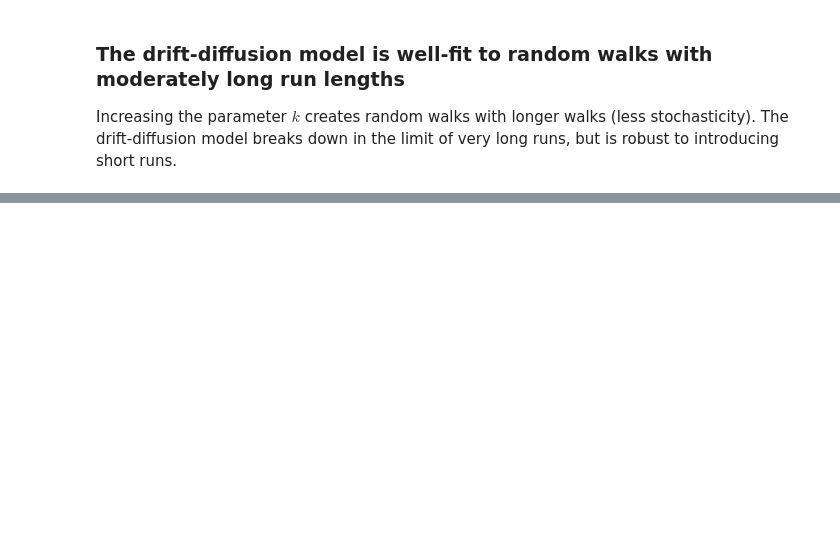
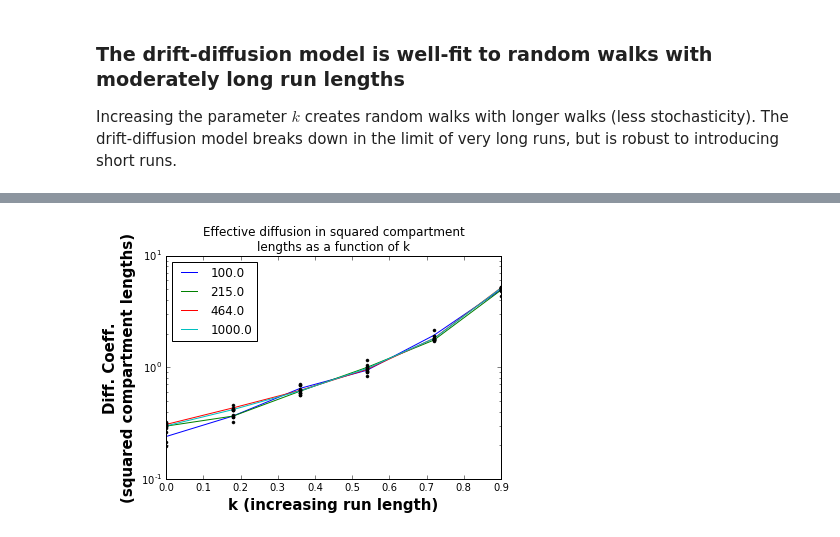
Before and after one commit to ahwillia/Williams-etal-Synaptic-Transport, a Jupyter notebook: code/01_model_schematic/final.ipynb, the cells around one changed output, grey strips where cells are left out. Drawn from its saved outputs; the diff is of its cells as text; code cells hidden in the pictures; blank space fills up the shorter version.

```diff
--- a/code/01_model_schematic/final.ipynb
+++ b/code/01_model_schematic/final.ipynb
@@ -387,0 +393,15 @@ plt.show()
+# %%
+plt.figure()
+for i in range(len(ensemble_size)):
+    plt.plot(klevels2,mean(est_diff_coeff[:,i,:],axis=1),'-')
+for i in range(len(ensemble_size)):
+    for r in range(nreplicates):
+        plt.plot(klevels2,est_diff_coeff[:,i,r],'.k')
+plt.legend(ensemble_size,loc='best')
+plt.xlabel('k (increasing run length)',fontweight='bold',fontsize=15)
+plt.ylabel('Diff. Coeff.\n(squared compartment lengths)',fontweight='bold',fontsize=15)
+plt.title('Effective diffusion in squared compartment\nlengths as a function of k')
+plt.yscale('log')
+plt.show()
+# %% [output]
+[figure, added]
```
Also changed, not shown: parts of 7 cells of this notebook, 6 other files.
